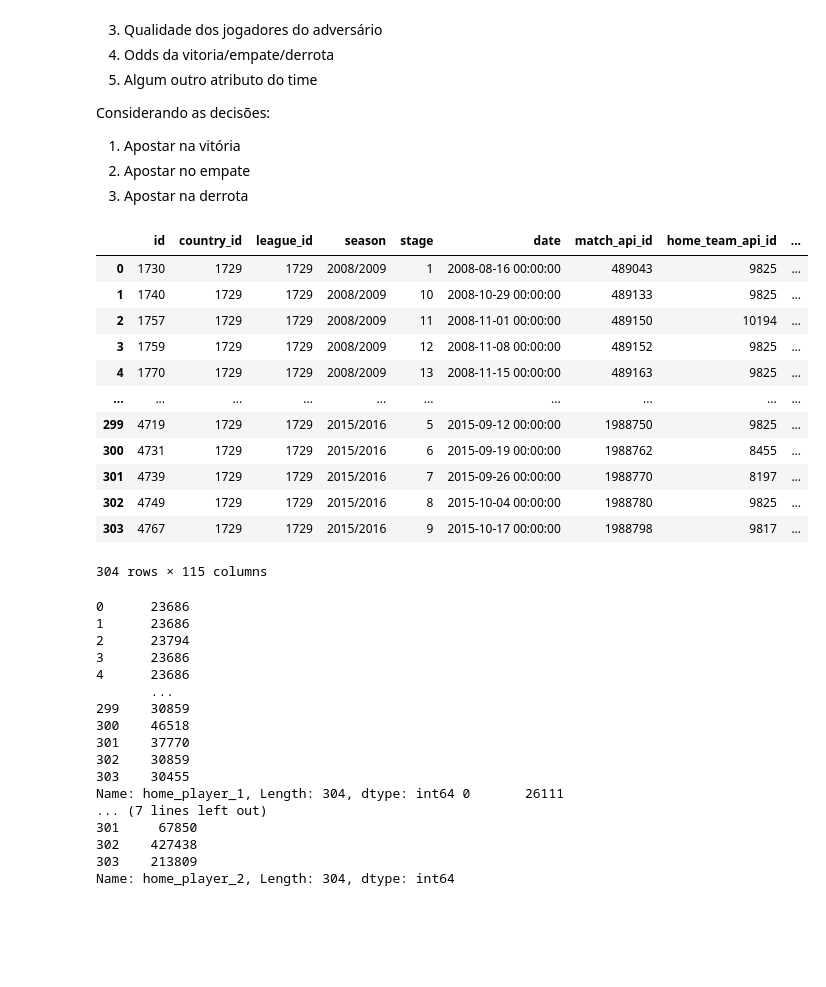
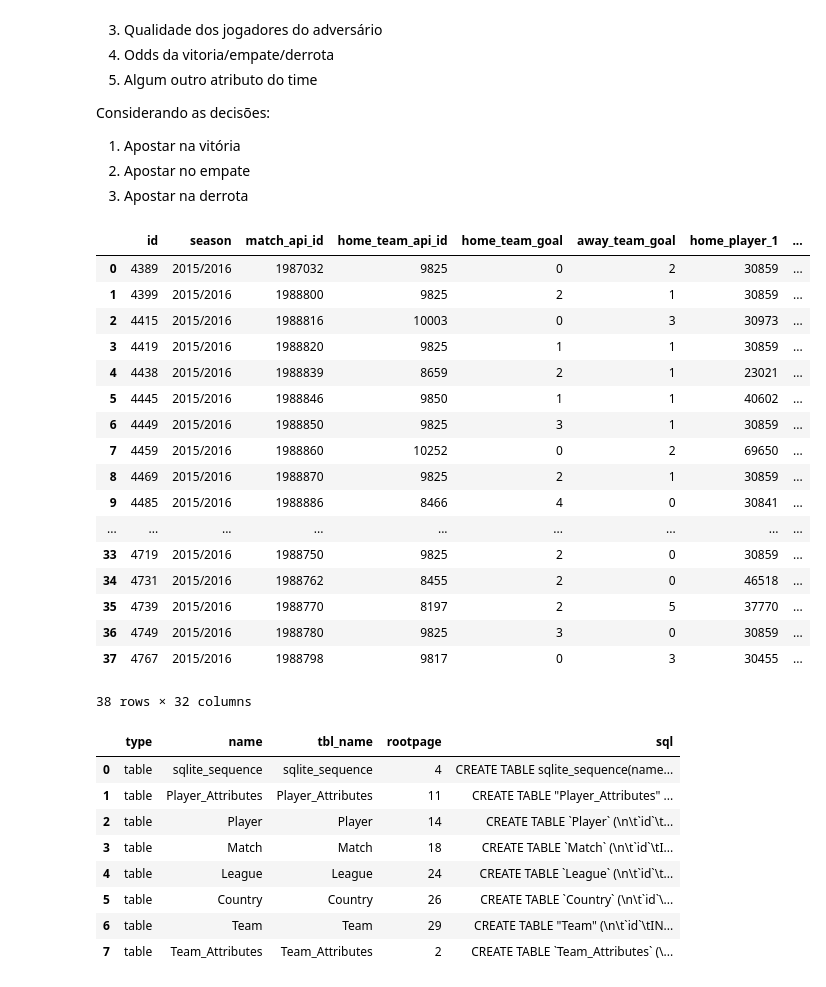
Before and after one commit to Sersasj/IA1_IA2, a Jupyter notebook: IA2/teste.ipynb, the cells around one changed output. Drawn from its saved outputs; the diff is of its cells as text; code cells hidden in the pictures; blank space fills up the shorter version.

```diff
--- a/IA2/teste.ipynb
+++ b/IA2/teste.ipynb
@@ -23,49 +23,47 @@ import matplotlib.pyplot as plt
 # %%
 # Conexão com a DB
 database = sqlite3.connect('database.sqlite')
 # Dados da tabela
 tables = pd.read_sql("""SELECT *
                         FROM sqlite_master
                         WHERE type='table';""", database)
+
+
 # Importar dados do Arsenal
-matches = pd.read_sql_query("SELECT * FROM 'Match' where home_team_api_id == 9825 OR away_team_api_id == 9825", database)
-matches
+matches = pd.read_sql_query("SELECT * FROM 'Match' where season = \"2015/2016\" AND (home_team_api_id == 9825 OR away_team_api_id == 9825)", database)
+# Filtrar informacoes
+new_matches = matches[['id', 'season', 'match_api_id','home_team_api_id','home_team_goal','away_team_goal','home_player_1','home_player_2','home_player_3','home_player_4','home_player_5','home_player_6','home_player_7','home_player_8','home_player_9','home_player_10','home_player_11','away_player_1','away_player_2','away_player_2','away_player_3','away_player_4','away_player_5','away_player_6','away_player_7','away_player_8','away_player_9','away_player_10','away_player_11','B365H','B365D','B365A']].copy()
+new_matches
 # %% [output]
-|  | id | country_id | league_id | season | stage | date | match_api_id | home_team_api_id | ... |
-| 0 | 1730 | 1729 | 1729 | 2008/2009 | 1 | 2008-08-16 00:00:00 | 489043 | 9825 | ... |
-| 1 | 1740 | 1729 | 1729 | 2008/2009 | 10 | 2008-10-29 00:00:00 | 489133 | 9825 | ... |
-| 2 | 1757 | 1729 | 1729 | 2008/2009 | 11 | 2008-11-01 00:00:00 | 489150 | 10194 | ... |
-| 3 | 1759 | 1729 | 1729 | 2008/2009 | 12 | 2008-11-08 00:00:00 | 489152 | 9825 | ... |
-| 4 | 1770 | 1729 | 1729 | 2008/2009 | 13 | 2008-11-15 00:00:00 | 489163 | 9825 | ... |
-| ... | ... | ... | ... | ... | ... | ... | ... | ... | ... |
-| 299 | 4719 | 1729 | 1729 | 2015/2016 | 5 | 2015-09-12 00:00:00 | 1988750 | 9825 | ... |
-| 300 | 4731 | 1729 | 1729 | 2015/2016 | 6 | 2015-09-19 00:00:00 | 1988762 | 8455 | ... |
-| 301 | 4739 | 1729 | 1729 | 2015/2016 | 7 | 2015-09-26 00:00:00 | 1988770 | 8197 | ... |
-| 302 | 4749 | 1729 | 1729 | 2015/2016 | 8 | 2015-10-04 00:00:00 | 1988780 | 9825 | ... |
-| 303 | 4767 | 1729 | 1729 | 2015/2016 | 9 | 2015-10-17 00:00:00 | 1988798 | 9817 | ... |
+|  | id | season | match_api_id | home_team_api_id | home_team_goal | away_team_goal | home_player_1 | ... |
+| 0 | 4389 | 2015/2016 | 1987032 | 9825 | 0 | 2 | 30859 | ... |
+| 1 | 4399 | 2015/2016 | 1988800 | 9825 | 2 | 1 | 30859 | ... |
+| 2 | 4415 | 2015/2016 | 1988816 | 10003 | 0 | 3 | 30973 | ... |
+| 3 | 4419 | 2015/2016 | 1988820 | 9825 | 1 | 1 | 30859 | ... |
+| 4 | 4438 | 2015/2016 | 1988839 | 8659 | 2 | 1 | 23021 | ... |
+| 5 | 4445 | 2015/2016 | 1988846 | 9850 | 1 | 1 | 40602 | ... |
+| 6 | 4449 | 2015/2016 | 1988850 | 9825 | 3 | 1 | 30859 | ... |
+| 7 | 4459 | 2015/2016 | 1988860 | 10252 | 0 | 2 | 69650 | ... |
+| 8 | 4469 | 2015/2016 | 1988870 | 9825 | 2 | 1 | 30859 | ... |
+| 9 | 4485 | 2015/2016 | 1988886 | 8466 | 4 | 0 | 30841 | ... |
+| ... | ... | ... | ... | ... | ... | ... | ... | ... |
+| 33 | 4719 | 2015/2016 | 1988750 | 9825 | 2 | 0 | 30859 | ... |
+| 34 | 4731 | 2015/2016 | 1988762 | 8455 | 2 | 0 | 46518 | ... |
+| 35 | 4739 | 2015/2016 | 1988770 | 8197 | 2 | 5 | 37770 | ... |
+| 36 | 4749 | 2015/2016 | 1988780 | 9825 | 3 | 0 | 30859 | ... |
+| 37 | 4767 | 2015/2016 | 1988798 | 9817 | 0 | 3 | 30455 | ... |
-304 rows × 115 columns
+38 rows × 32 columns
-# %%
-pd.set_option('display.max_colwidth', None)
-
-#tables.sql
-a = pd.read_sql_query("SELECT * FROM 'Match' where home_team_api_id == 9825 OR away_team_api_id == 9825", database)
-
-print(matches['home_player_1'],matches['home_player_2'])
-# %% [output]
-0      23686
-1      23686
-2      23794
-3      23686
-4      23686
-       ...
-299    30859
-300    46518
-301    37770
-302    30859
-303    30455
-Name: home_player_1, Length: 304, dtype: int64 0       26111
-... (7 lines left out)
-301     67850
-302    427438
-303    213809
-Name: home_player_2, Length: 304, dtype: int64
+# %%
+pd.set_option('display.max_colwidth', None)
+
+tables
+# %% [output]
+|  | type | name | tbl_name | rootpage | sql |
+| 0 | table | sqlite_sequence | sqlite_sequence | 4 | CREATE TABLE sqlite_sequence(name... |
+| 1 | table | Player_Attributes | Player_Attributes | 11 | CREATE TABLE "Player_Attributes" ... |
+| 2 | table | Player | Player | 14 | CREATE TABLE `Player` (\n\t`id`\t... |
+| 3 | table | Match | Match | 18 | CREATE TABLE `Match` (\n\t`id`\tI... |
+| 4 | table | League | League | 24 | CREATE TABLE `League` (\n\t`id`\t... |
+| 5 | table | Country | Country | 26 | CREATE TABLE `Country` (\n\t`id`\... |
+| 6 | table | Team | Team | 29 | CREATE TABLE "Team" (\n\t`id`\tIN... |
+| 7 | table | Team_Attributes | Team_Attributes | 2 | CREATE TABLE `Team_Attributes` (\... |
```
Also changed, not shown: parts of 1 cell of this notebook, 1 other file.
